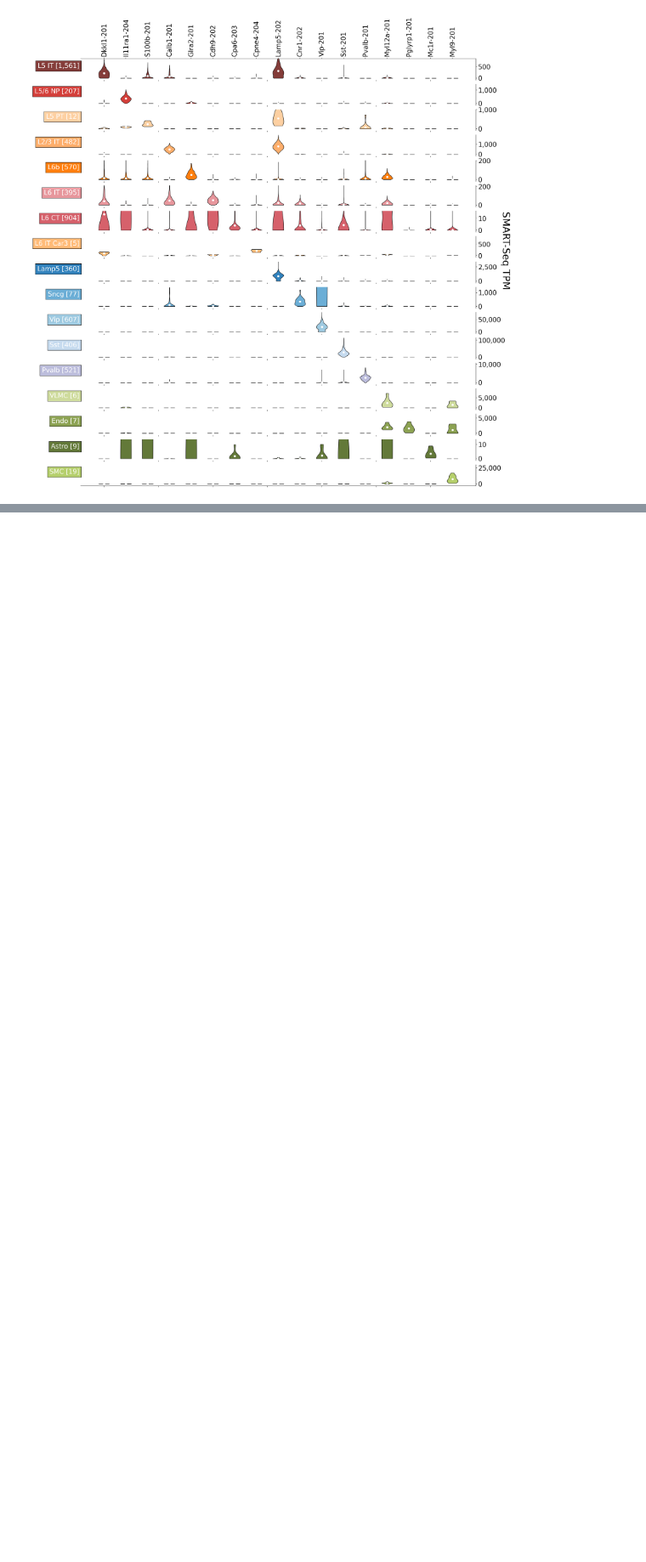
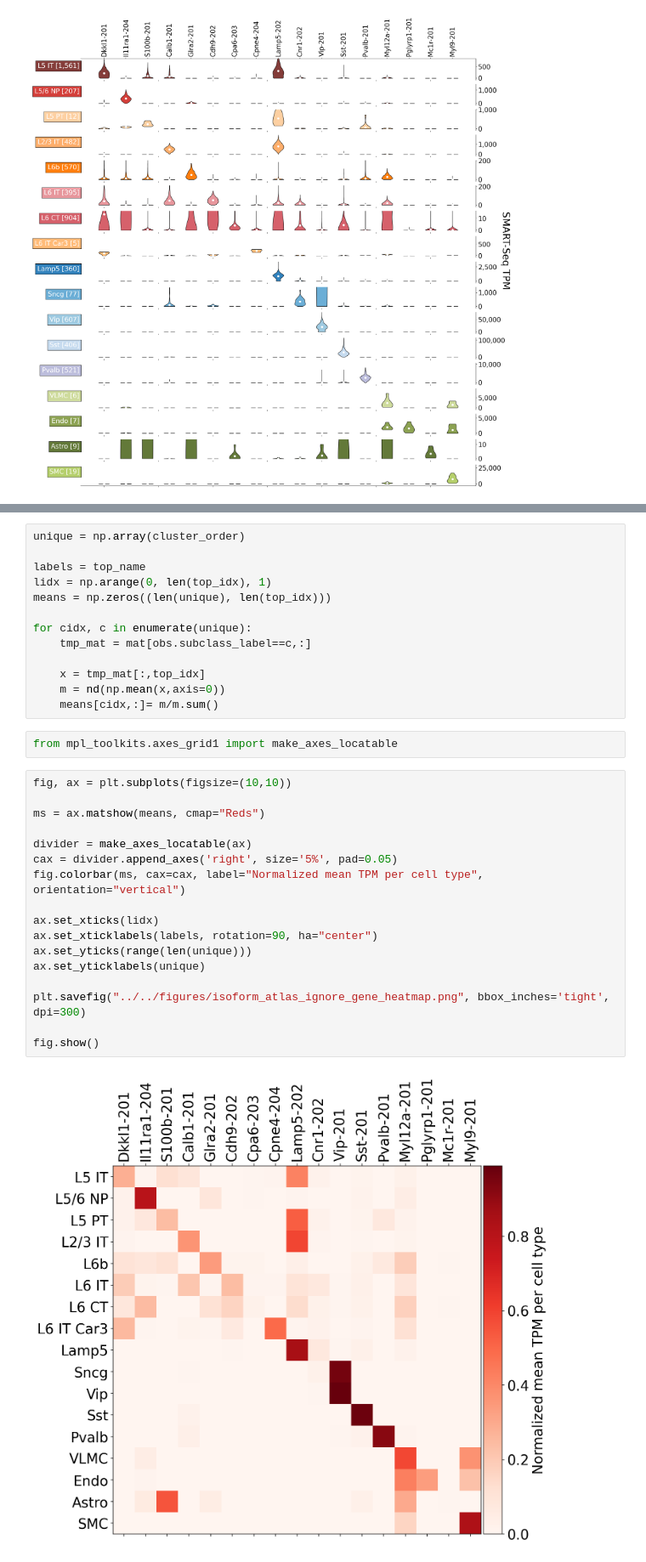
Before and after one commit to pachterlab/BYVSTZP_2020, a Jupyter notebook: analysis/notebooks/isoform_atlas_ignore_gene.ipynb, the cells around one changed output, grey strips where cells are left out. Shown at 85% size. Cells and saved outputs as stored; diff of their text form; blank space fills up the shorter version.

Commit message:
made heatmap from violinplot atlas

```diff
--- a/analysis/notebooks/isoform_atlas_ignore_gene.ipynb
+++ b/analysis/notebooks/isoform_atlas_ignore_gene.ipynb
@@ -375,0 +275,34 @@ x.T.tolist()[cidx] + [0]*x.shape[1]
+# %%
+unique = np.array(cluster_order)
+
+labels = top_name
+lidx = np.arange(0, len(top_idx), 1)
+means = np.zeros((len(unique), len(top_idx)))
+
+for cidx, c in enumerate(unique):
+    tmp_mat = mat[obs.subclass_label==c,:]
+
+    x = tmp_mat[:,top_idx]
+    m = nd(np.mean(x,axis=0))
+    means[cidx,:]= m/m.sum()
+# %%
+from mpl_toolkits.axes_grid1 import make_axes_locatable
+# %%
+fig, ax = plt.subplots(figsize=(10,10))
+
+ms = ax.matshow(means, cmap="Reds")
+
+divider = make_axes_locatable(ax)
+cax = divider.append_axes('right', size='5%', pad=0.05)
+fig.colorbar(ms, cax=cax, label="Normalized mean TPM per cell type", orientation="vertical")
+
+ax.set_xticks(lidx)
+ax.set_xticklabels(labels, rotation=90, ha="center")
+ax.set_yticks(range(len(unique)))
+ax.set_yticklabels(unique)
+
+plt.savefig("../../figures/isoform_atlas_ignore_gene_heatmap.png", bbox_inches='tight', dpi=300)
+
+fig.show()
+# %% [output]
+[figure, added]
```
Also changed, not shown: parts of 6 cells of this notebook, 3 other files.
